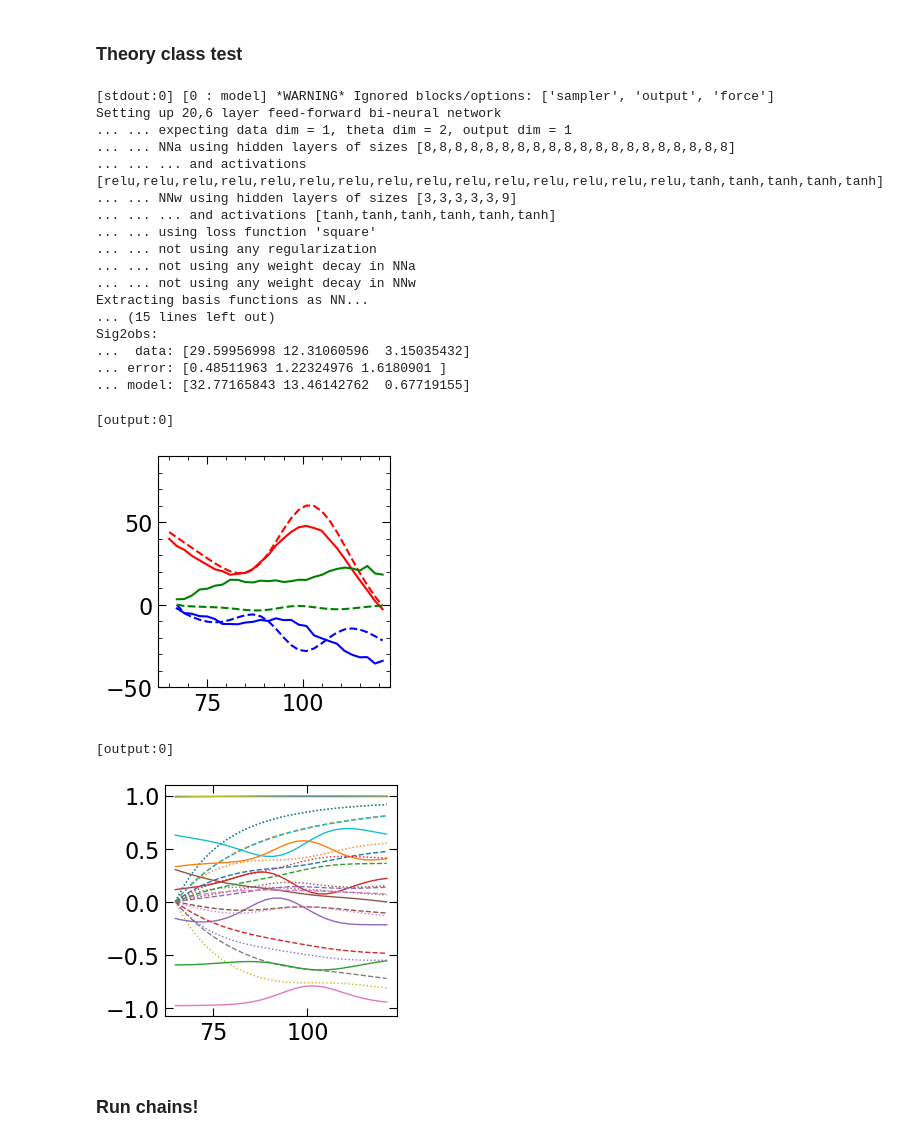
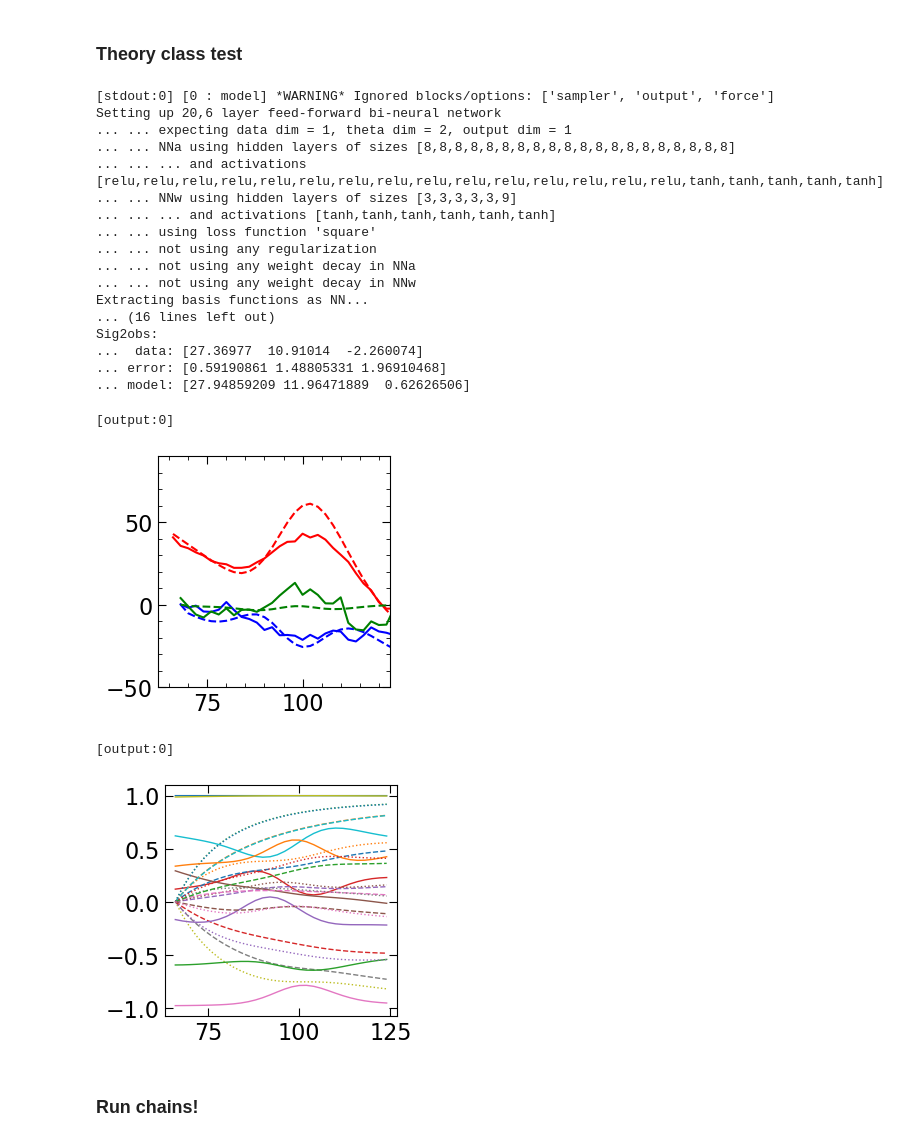
Before and after one commit to a-paranjape/zeldovich-smearing, a Jupyter notebook: examples/ZelSmear_MCMC_mpi.ipynb, the cells around one changed output. Saved outputs shown, nothing was run; the diff lists cells and outputs as text; code cells hidden in the pictures.

```diff
--- a/examples/ZelSmear_MCMC_mpi.ipynb
+++ b/examples/ZelSmear_MCMC_mpi.ipynb
@@ -255,7 +263,7 @@ Basis prior [mean,std] from distribution:
 
     Accuracy = 'mid' # 'low','mid' or 'high'. Default 'mid', giving <~3% error on quadrupole
 
-    id_str = Sample_Root + Sample + File_Tail
+    id_str = Sample_Root + Sample + '/mcmc' + File_Body
     if Include_Sig2Obs:
         id_str += '_inclSig2obs'
     if not Modify_Data:
@@ -266,7 +274,7 @@ Basis prior [mean,std] from distribution:
     if L_Max < 3:
         id_str += '_LMax{0:d}'.format(L_Max)
 
-    Run_Cobaya = False
+    Run_Cobaya = True
     Resume = False
 
     Max_Samples = 10000000
@@ -446,7 +454,7 @@ Basis prior [mean,std] from distribution:
         print(model.logposterior(point))
 
         if Include_Sig2Obs:
-            data = np.concatenate((np.loadtxt(Data_File[0]),np.loadtxt(Data_File[1])))
+            data = np.concatenate((np.loadtxt(Data_File[0]).T[0],np.loadtxt(Data_File[1])))
         else:
             data = np.loadtxt(Data_File)
         cov_data = np.loadtxt(Cov_File)
@@ -496,39 +504,39 @@ Basis prior [mean,std] from distribution:
             plt.plot(theory.svals,lam[b],lw=1,ls='-',label=str(Use_Basis[b]))
             if L_Max > 1:
                 plt.plot(theory.svals,lam_b[b],lw=1,ls='--')
                 if L_Max == 3:
                     plt.plot(theory.svals,lam_bb[b],lw=1,ls=':')
         # plt.legend()
         plt.show()
         del lam,lam_b,lam_bb
 
         if Include_Sig2Obs:
             print('Sig2obs:')
             print('...  data:',data[0])
             print('... error:',np.sqrt(np.diag(cov_data)[:L_Max]))
             print('... model:',xiNLell_test[0])
 # %% [output]
 [stdout:0] [0 : model] *WARNING* Ignored blocks/options: ['sampler', 'output', 'force']
 Setting up 20,6 layer feed-forward bi-neural network
 ... ... expecting data dim = 1, theta dim = 2, output dim = 1
 ... ... NNa using hidden layers of sizes [8,8,8,8,8,8,8,8,8,8,8,8,8,8,8,8,8,8,8,8]
 ... ... ... and activations [relu,relu,relu,relu,relu,relu,relu,relu,relu,relu,relu,relu,relu,relu,relu,tanh,tanh,tanh,tanh,tanh]
 ... ... NNw using hidden layers of sizes [3,3,3,3,3,9]
 ... ... ... and activations [tanh,tanh,tanh,tanh,tanh,tanh]
 ... ... using loss function 'square'
 ... ... not using any regularization
 ... ... not using any weight decay in NNa
 ... ... not using any weight decay in NNw
 Extracting basis functions as NN...
-... (15 lines left out)
+... (16 lines left out)
 Sig2obs:
-...  data: [29.59956998 12.31060596  3.15035432]
-... error: [0.48511963 1.22324976 1.6180901 ]
-... model: [32.77165843 13.46142762  0.67719155]
+...  data: [27.36977  10.91014  -2.260074]
+... error: [0.59190861 1.48805331 1.96910468]
+... model: [27.94859209 11.96471889  0.62626506]
 [output:0]
-[figure, old version]
+[figure, new version]
 [output:0]
-[figure, old version]
+[figure, new version]
 # %% [markdown]
 ### Run chains!
 # %%
```
Also changed, not shown: parts of 7 cells of this notebook, 14 other files.
